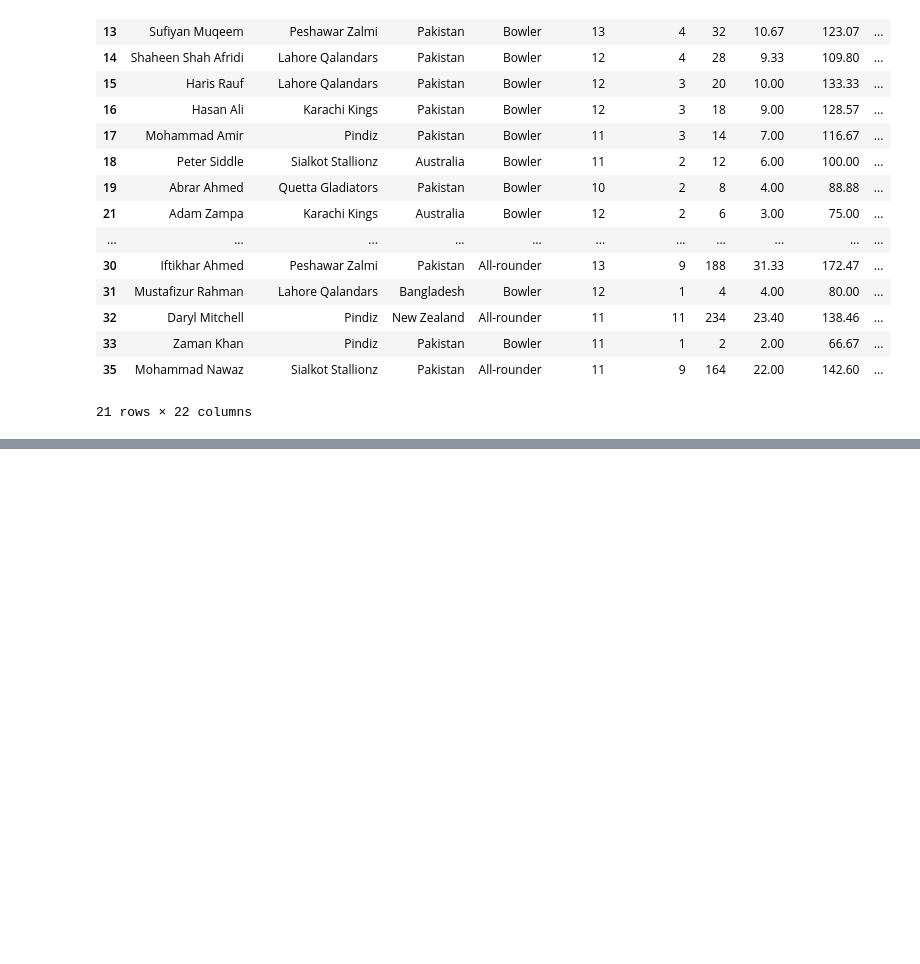
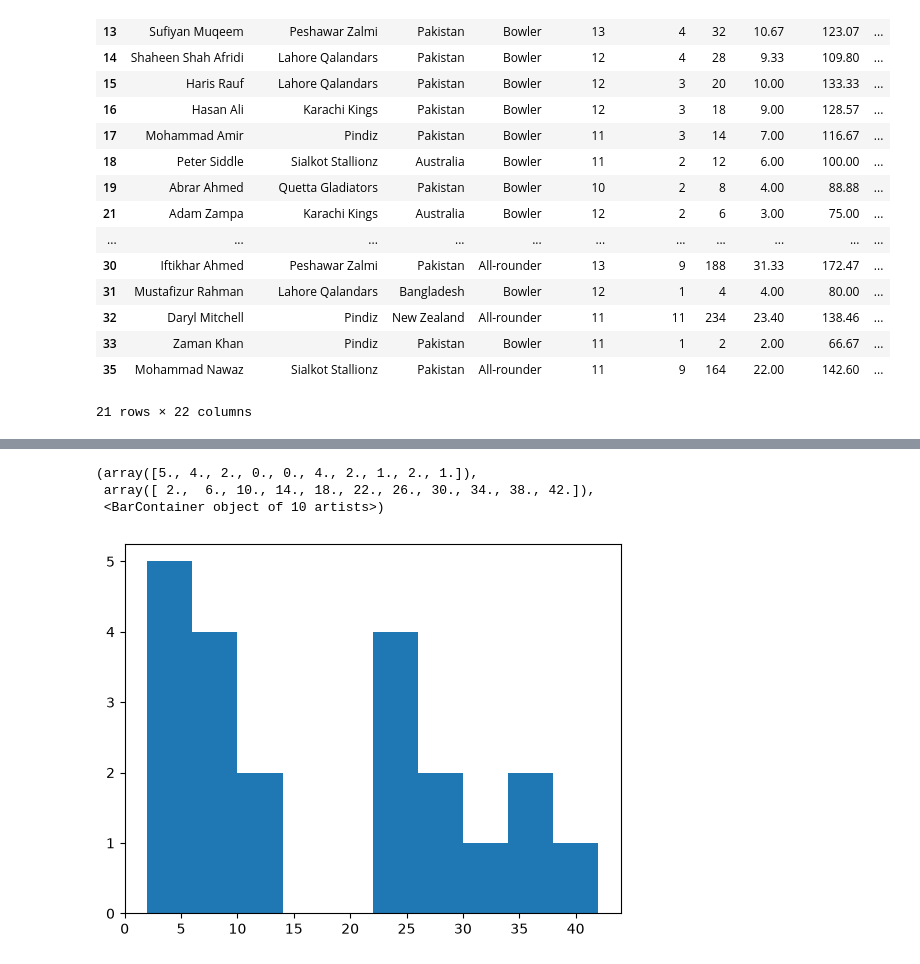
Before and after one commit to abdurrehmanabid5002-hub/Python-Learning, a Jupyter notebook: Numpy/PSL Data Analysis.ipynb, the cells around one changed output, grey strips where cells are left out. Drawn from its saved outputs; the diff is of its cells as text; code cells hidden in the pictures; blank space fills up the shorter version.

```diff
--- a/Numpy/PSL Data Analysis.ipynb
+++ b/Numpy/PSL Data Analysis.ipynb
@@ -285,0 +309,7 @@ df
+# %%
+plt.hist(df["avg_bat"])
+# %% [output]
+(array([5., 4., 2., 0., 0., 4., 2., 1., 2., 1.]),
+ array([ 2.,  6., 10., 14., 18., 22., 26., 30., 34., 38., 42.]),
+ <BarContainer object of 10 artists>)
+[figure, added]
```
Also changed, not shown: parts of 3 cells of this notebook, 1 other file.
